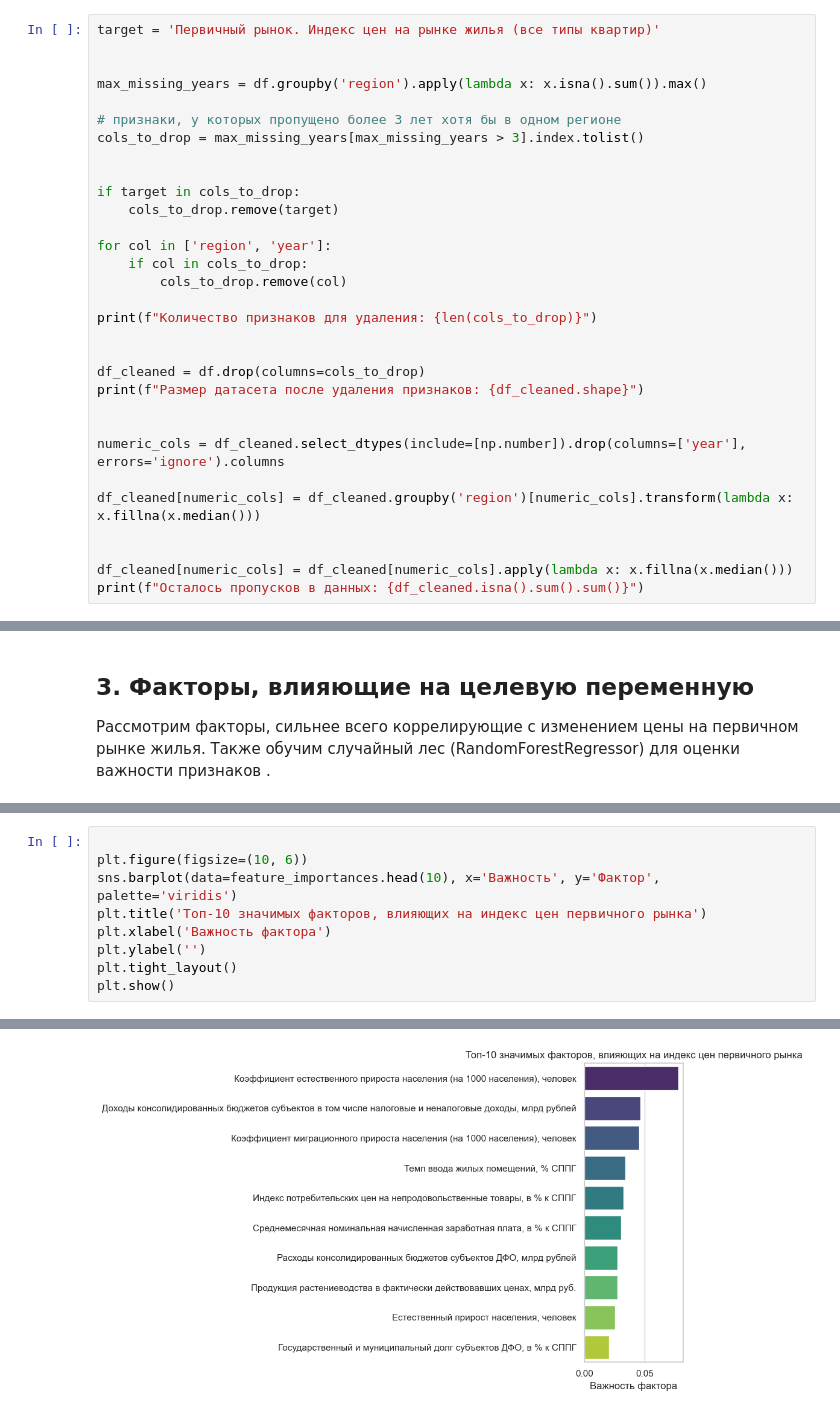
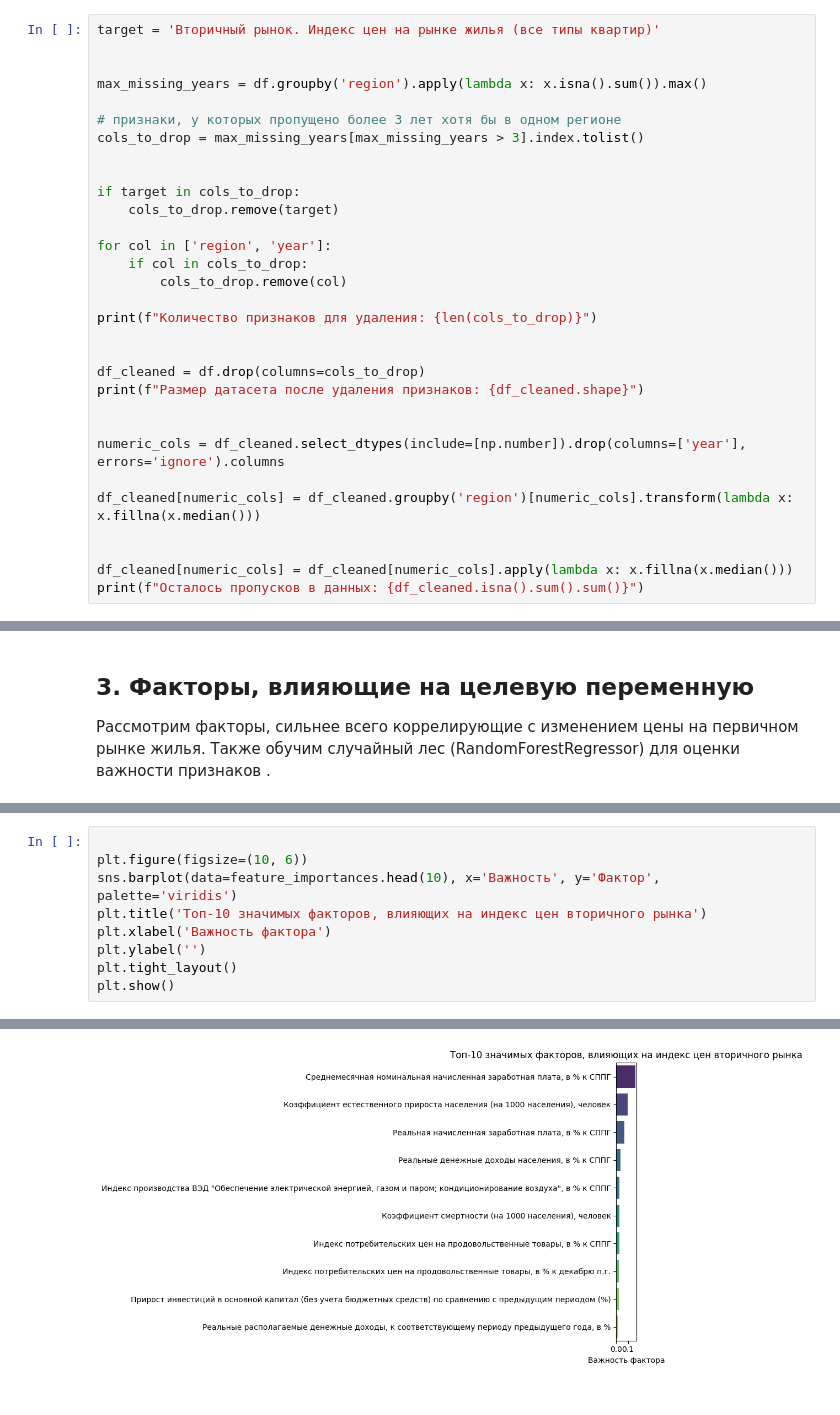
Before and after one commit to smurkiooo/FEFD-housing, a Jupyter notebook: correlations.ipynb, the cells around one changed output, grey strips where cells are left out. Cells and saved outputs as stored; diff of their text form.

```diff
--- a/correlations.ipynb
+++ b/correlations.ipynb
@@ -59,7 +43,7 @@ features
 ## 1. Очистка данных
  Наблюдения , в которых пропущено больше 3 лет, удаляем. Остальные пропущенные значения заполняем медианой по региону.
 # %%
-target = 'Первичный рынок. Индекс цен на рынке жилья (все типы квартир)'
+target = 'Вторичный рынок. Индекс цен на рынке жилья (все типы квартир)'
 
 
 max_missing_years = df.groupby('region').apply(lambda x: x.isna().sum()).max()
@@ -193,7 +197,7 @@ Name: Первичный рынок. Индекс цен на рынке жил
 
 plt.figure(figsize=(10, 6))
 sns.barplot(data=feature_importances.head(10), x='Важность', y='Фактор', palette='viridis')
-plt.title('Топ-10 значимых факторов, влияющих на индекс цен первичного рынка')
+plt.title('Топ-10 значимых факторов, влияющих на индекс цен вторичного рынка')
 plt.xlabel('Важность фактора')
 plt.ylabel('')
 plt.tight_layout()
@@ -202 +209 @@ plt.show()
-[figure, old version]
+[figure, new version]
```
Also changed, not shown: parts of 5 cells of this notebook, 2 other files.
